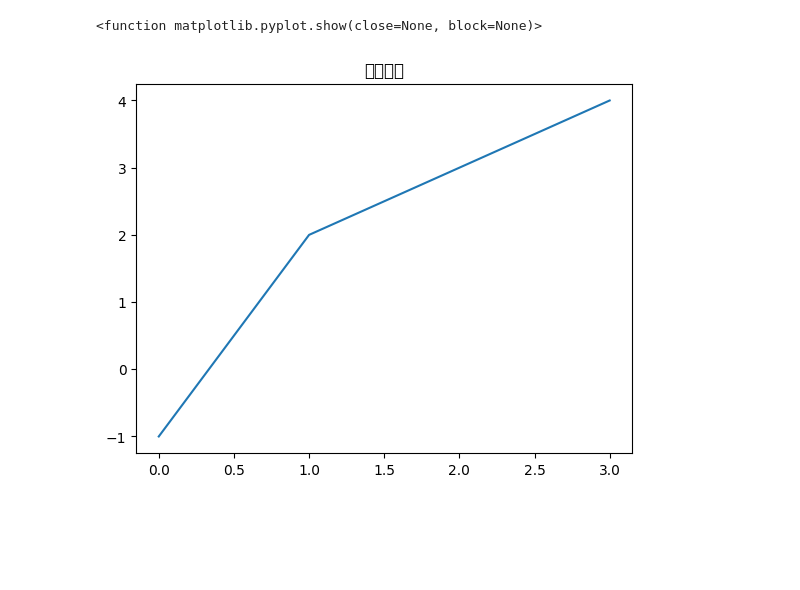
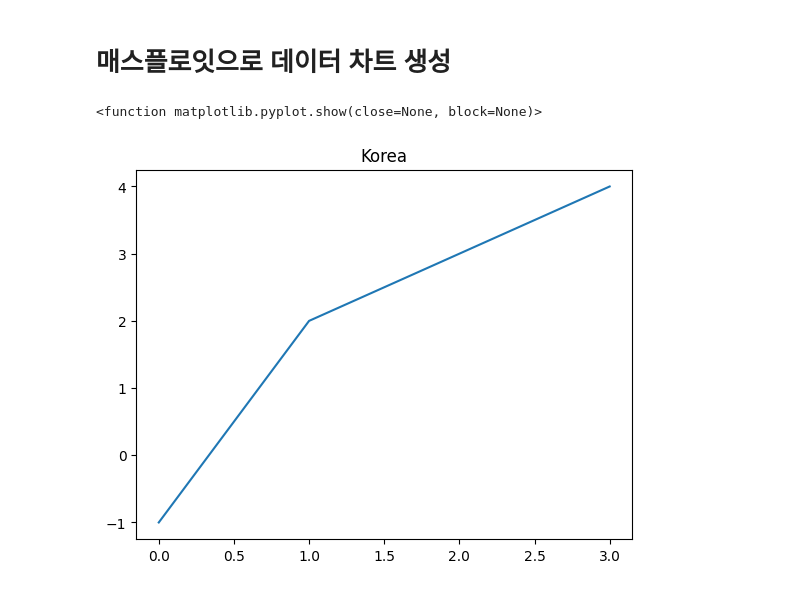
Before and after one commit to hj-1006/hj_pyton_study, a Jupyter notebook: 07_데이터_시각화.ipynb, the cells around one changed output. Saved outputs shown, nothing was run; the diff lists cells and outputs as text; code cells hidden in the pictures; blank space fills up the shorter version.

```diff
--- a/07_데이터_시각화.ipynb
+++ b/07_데이터_시각화.ipynb
@@ -1,11 +1,13 @@
 # %% [markdown]
 <a href="https://colab.research.google.com/github/hj-1006/hj_pyton_study/blob/main/07_%EB%8D%B0%EC%9D%B4%ED%84%B0_%EC%8B%9C%EA%B0%81%ED%99%94.ipynb" target="_parent"><img src="https://colab.research.google.com/assets/colab-badge.svg" alt="Open In Colab"/></a>
+# %% [markdown]
+# 매스플로잇으로 데이터 차트 생성
 # %%
 # 7-1 챠트 생성]
 import matplotlib.pyplot as plt
-plt.title('대한민국' encoding='ute-8')
+plt.title('Korea')
 plt.plot([-1,2,3,4])
 plt.show
 # %% [output]
 <function matplotlib.pyplot.show(close=None, block=None)>
-[figure, old version]
+[figure, new version]
```
Also changed, not shown: parts of 3 cells of this notebook.
